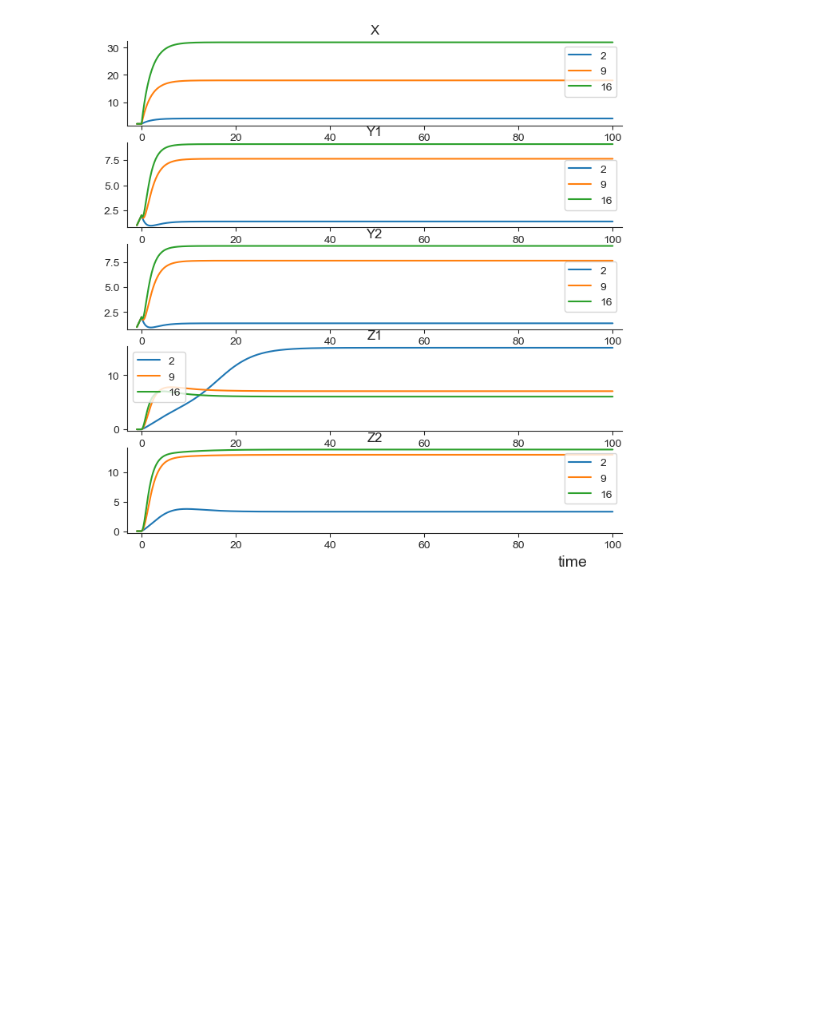
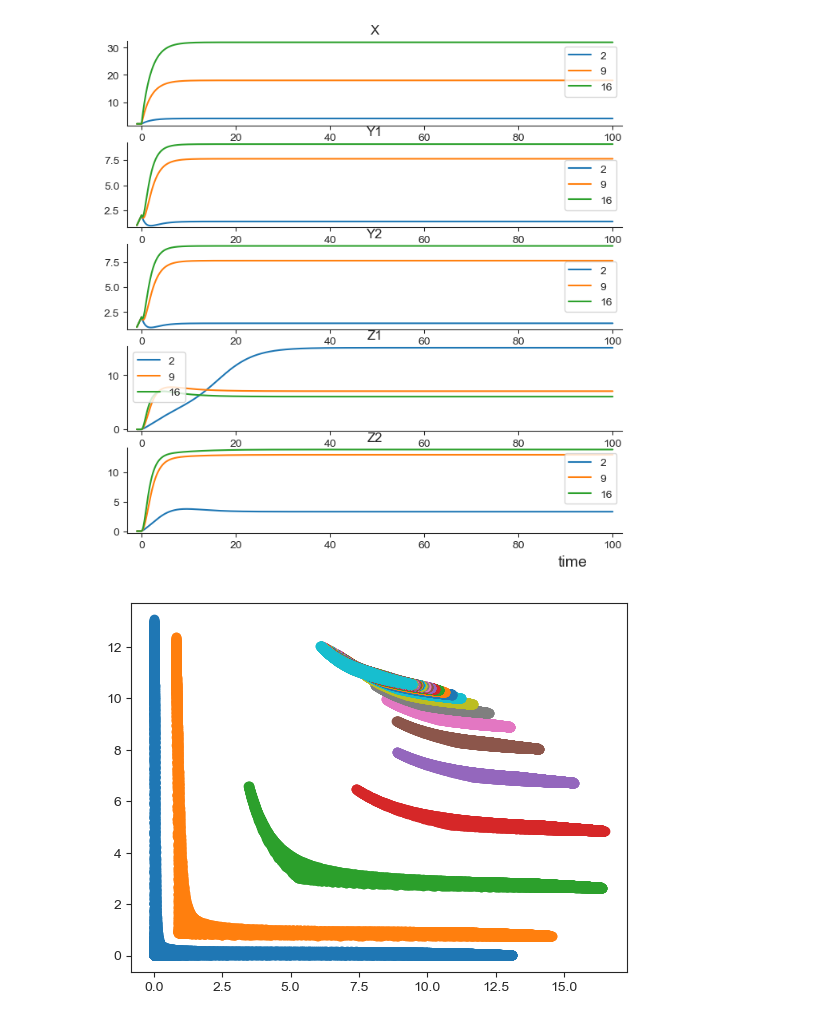
Before and after one commit to ajin40/cdh-gata6-model, a Jupyter notebook: FFL system workflow.ipynb, the cells around one changed output. Cells and saved outputs as stored; diff of their text form; code cells hidden in the pictures; blank space fills up the shorter version.

```diff
--- a/FFL system workflow.ipynb
+++ b/FFL system workflow.ipynb
@@ -281,0 +344,5 @@ Z2 = 13.865510816721072
+# %%
+for k in range(z1xarray.shape[2]):
+    plt.scatter(z1xarray[:,:,k], z2yarray[:,:,k])
+# %% [output]
+[figure, added]
```
Also changed, not shown: parts of 7 cells of this notebook.
